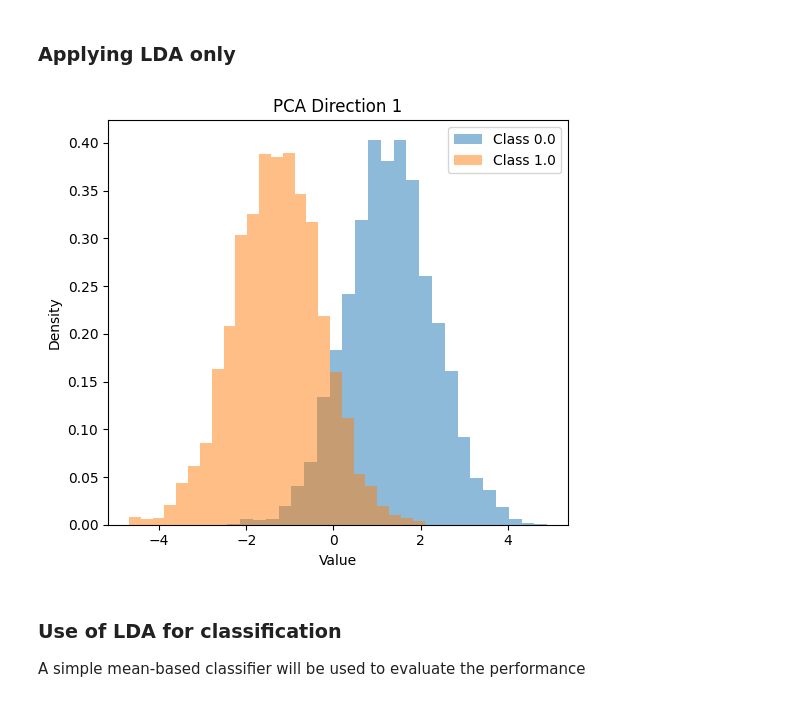
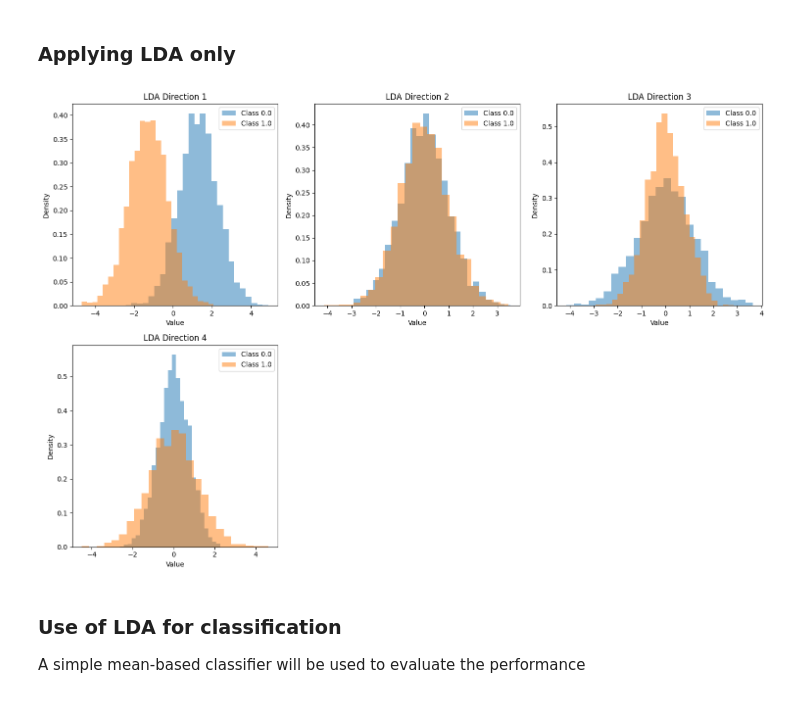
Before and after one commit to mat-riboni/fingerprint-spoofing-detection, a Jupyter notebook: data_analisys.ipynb, the cells around one changed output. Cells and saved outputs as stored; diff of their text form; code cells hidden in the pictures.

```diff
--- a/project.ipynb
+++ b/data_analisys.ipynb
@@ -28,11 +28,11 @@ plot_histograms(D_pca, L)
 # %% [markdown]
 ### Applying LDA only
 # %%
-U = LDA(D, L, 1)
+U = LDA(D, L, 4)
 D_lda = U.T@D
-plot_histograms(D_lda, L)
+plot_histograms(D_lda, L, title_prefix="LDA Direction")
 # %% [output]
-[figure, old version]
+[figure, new version]
 # %% [markdown]
 ### Use of LDA for classification
 A simple mean-based classifier will be used to evaluate the performance
```
Also changed, not shown: parts of 1 cell of this notebook, 4 other files.
